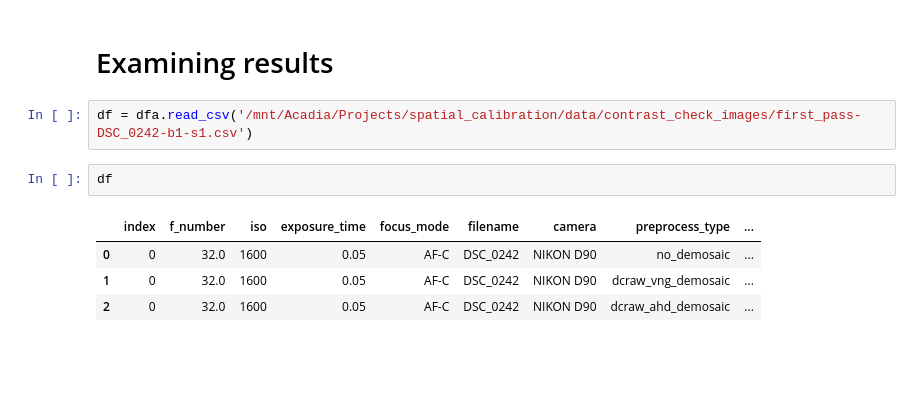
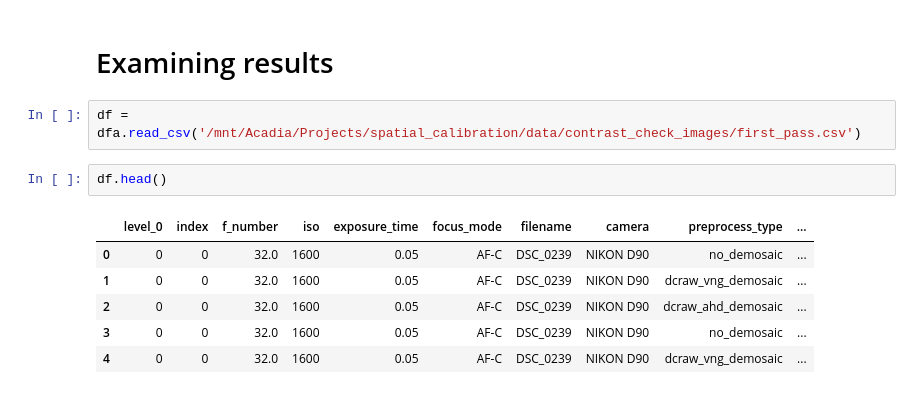
Before and after one commit to WinawerLab/spatial-calibration, a Jupyter notebook: first-pass.ipynb, the cells around one changed output. Saved outputs shown, nothing was run; the diff lists cells and outputs as text; blank space fills up the shorter version.

Commit message:
updates first-pass notebook

```diff
--- a/first-pass.ipynb
+++ b/first-pass.ipynb
@@ -85,11 +86,13 @@ df
 # %% [markdown]
 # Examining results
 # %%
-df = dfa.read_csv('/mnt/Acadia/Projects/spatial_calibration/data/contrast_check_images/first_pass-DSC_0242-b1-s1.csv')
+df = dfa.read_csv('/mnt/Acadia/Projects/spatial_calibration/data/contrast_check_images/first_pass.csv')
 # %%
-df
+df.head()
 # %% [output]
-|  | index | f_number | iso | exposure_time | focus_mode | filename | camera | preprocess_type | ... |
-| 0 | 0 | 32.0 | 1600 | 0.05 | AF-C | DSC_0242 | NIKON D90 | no_demosaic | ... |
-| 1 | 0 | 32.0 | 1600 | 0.05 | AF-C | DSC_0242 | NIKON D90 | dcraw_vng_demosaic | ... |
-| 2 | 0 | 32.0 | 1600 | 0.05 | AF-C | DSC_0242 | NIKON D90 | dcraw_ahd_demosaic | ... |
+|  | level_0 | index | f_number | iso | exposure_time | focus_mode | filename | camera | preprocess_type | ... |
+| 0 | 0 | 0 | 32.0 | 1600 | 0.05 | AF-C | DSC_0239 | NIKON D90 | no_demosaic | ... |
+| 1 | 0 | 0 | 32.0 | 1600 | 0.05 | AF-C | DSC_0239 | NIKON D90 | dcraw_vng_demosaic | ... |
+| 2 | 0 | 0 | 32.0 | 1600 | 0.05 | AF-C | DSC_0239 | NIKON D90 | dcraw_ahd_demosaic | ... |
+| 3 | 0 | 0 | 32.0 | 1600 | 0.05 | AF-C | DSC_0239 | NIKON D90 | no_demosaic | ... |
+| 4 | 0 | 0 | 32.0 | 1600 | 0.05 | AF-C | DSC_0239 | NIKON D90 | dcraw_vng_demosaic | ... |
```
Also changed, not shown: parts of 11 cells of this notebook.
